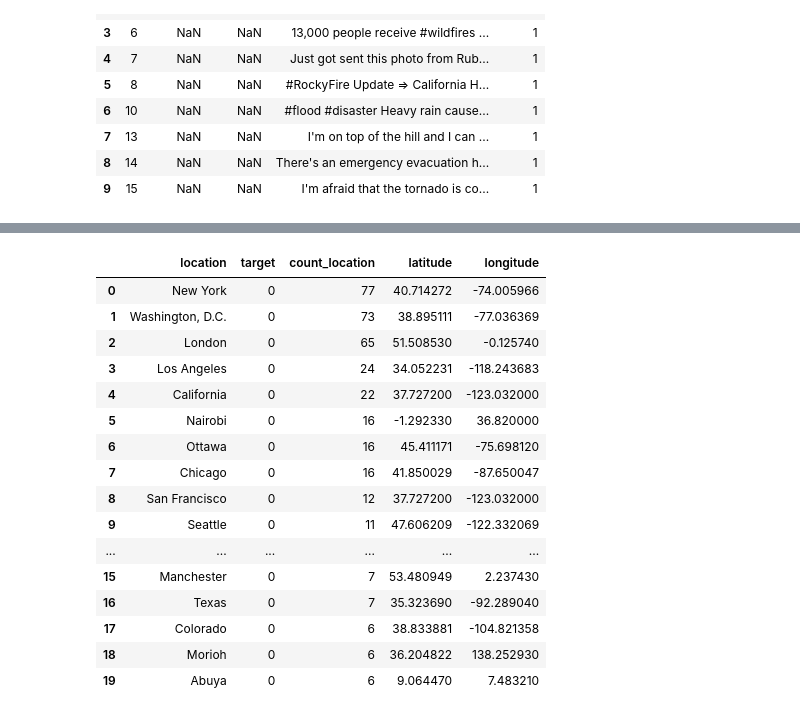
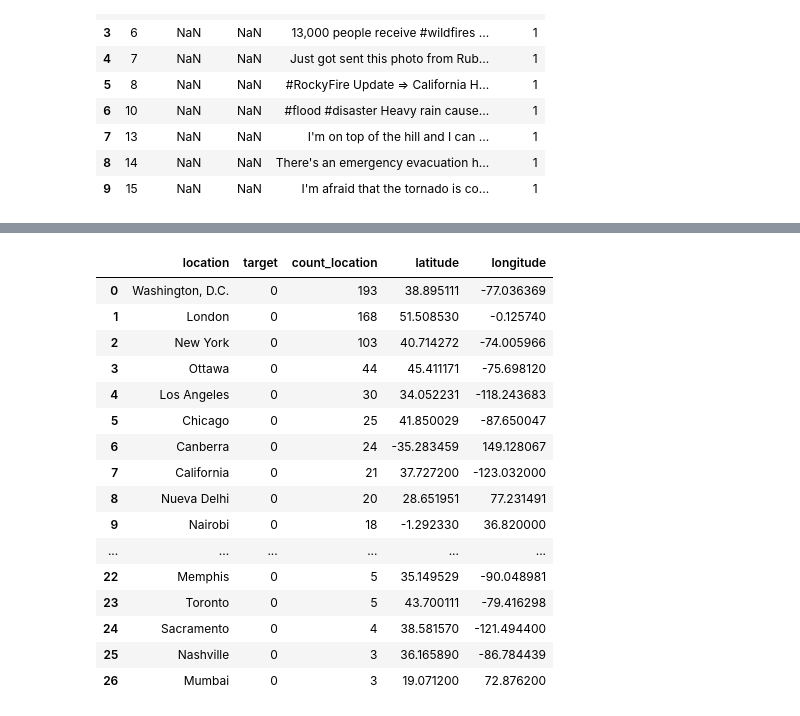
Before and after one commit to ZoraidaF/Cuarendata, a Jupyter notebook: Location_keyword_Tweets.ipynb, the cells around one changed output, grey strips where cells are left out. Cells and saved outputs as stored; diff of their text form; code cells hidden in the pictures.

```diff
--- a/Location_keyword_Tweets.ipynb
+++ b/Location_keyword_Tweets.ipynb
@@ -36,0 +25,3 @@ training_set.describe()
+# %%
+training_set = training_set.loc[pd.notna(training_set.location) & pd.notnull(training_set.location)]
+training_set.describe()
@@ -101,20 +114,24 @@ training_set['location'] = training_set['location'].apply(lambda x: 'Dublín' if
 # %%
 #limpiamos los que no son regiones
-training_set = training_set.loc[(~training_set.location.str.contains('Earth', na=False))
-                                & (~training_set.location.str.contains('Everywhere', na=False))
-                                & (~training_set.location.str.contains('ss', na=False))
-                                & (~training_set.location.str.contains('Worldwide', na=False))
-                                & (~training_set.location.str.contains('304', na=False))
-                                & (~training_set.location.str.contains('World Wide!!', na=False))
-                                & (~training_set.location.str.contains('Nowhere. Everywhere.', na=False))
-                                & (~training_set.location.str.contains('Happily Married with 2 kids', na=False))
-                                & (~training_set.location.str.contains('Pedophile hunting ground', na=False))
-                                & (~training_set.location.str.contains('milky way', na=False))
-                                & (~training_set.location.str.contains('Live On Webcam', na=False))
-                                & (~training_set.location.str.contains('Est. September 2012 - Bristol', na=False))
-                                & (~training_set.location.str.contains('Road to the Billionaires Club', na=False))
-                                & (~training_set.location.str.contains('Buy Give Me My Money', na=False))
-                                & (~training_set.location.str.contains('Narnia', na=False))
-                                & (~training_set.location.str.contains('Twitter Lockout in progress', na=False))
-                                & (~training_set.location.str.contains('hollywoodland', na=False))
+training_set = training_set.loc[(~training_set.location.str.contains('Earth', na=False))\
+                                & (~training_set.location.str.contains('Everywhere', na=False))\
+                                & (~training_set.location.str.contains('ss', na=False))\
+                                & (~training_set.location.str.contains('304', na=False))\
+                                & (~training_set.location.str.contains('Worldwide', na=False))\
+                                & (~training_set.location.str.contains('World Wide!!', na=False))\
+                                & (~training_set.location.str.contains('World Wide', na=False))\
+                                & (~training_set.location.str.contains('WorldWide', na=False))\
+                                & (~training_set.location.str.contains('World', na=False))\
+                                & (~training_set.location.str.contains('world', na=False))\
+                                & (~training_set.location.str.contains('Nowhere. Everywhere.', na=False))\
+                                & (~training_set.location.str.contains('Happily Married with 2 kids', na=False))\
+                                & (~training_set.location.str.contains('Pedophile hunting ground', na=False))\
+                                & (~training_set.location.str.contains('milky way', na=False))\
+                                & (~training_set.location.str.contains('Live On Webcam', na=False))\
+                                & (~training_set.location.str.contains('Est. September 2012 - Bristol', na=False))\
+                                & (~training_set.location.str.contains('Road to the Billionaires Club', na=False))\
+                                & (~training_set.location.str.contains('Buy Give Me My Money', na=False))\
+                                & (~training_set.location.str.contains('Narnia', na=False))\
+                                & (~training_set.location.str.contains('Twitter Lockout in progress', na=False))\
+                                & (~training_set.location.str.contains('hollywoodland', na=False))\
                                ]
@@ -137,5 +140,5 @@ location_tweets.head(10)
 # %%
-location_tweets = location_tweets.groupby(['location', 'target']).size().reset_index()
+location_tweets = training_set.groupby(['location', 'target']).size().reset_index()
 location_tweets.rename({0:'count_location'}, axis=1, inplace=True)
 location_tweets.describe()
 # %% [output]
@@ -319,21 +344,21 @@ Image("regiones_con_mas_tweets_reales.png")
 # %%
 regions_location_tweets_fakes = location_tweets_fakes.merge(regions, on=['location'], how='inner')
-regions_location_tweets_fakes.head(20)
+regions_location_tweets_fakes.head(30)
 # %% [output]
 |  | location | target | count_location | latitude | longitude |
-| 0 | New York | 0 | 77 | 40.714272 | -74.005966 |
-| 1 | Washington, D.C. | 0 | 73 | 38.895111 | -77.036369 |
-| 2 | London | 0 | 65 | 51.508530 | -0.125740 |
-| 3 | Los Angeles | 0 | 24 | 34.052231 | -118.243683 |
-| 4 | California | 0 | 22 | 37.727200 | -123.032000 |
-| 5 | Nairobi | 0 | 16 | -1.292330 | 36.820000 |
-| 6 | Ottawa | 0 | 16 | 45.411171 | -75.698120 |
-| 7 | Chicago | 0 | 16 | 41.850029 | -87.650047 |
-| 8 | San Francisco | 0 | 12 | 37.727200 | -123.032000 |
-| 9 | Seattle | 0 | 11 | 47.606209 | -122.332069 |
+| 0 | Washington, D.C. | 0 | 193 | 38.895111 | -77.036369 |
+| 1 | London | 0 | 168 | 51.508530 | -0.125740 |
+| 2 | New York | 0 | 103 | 40.714272 | -74.005966 |
+| 3 | Ottawa | 0 | 44 | 45.411171 | -75.698120 |
+| 4 | Los Angeles | 0 | 30 | 34.052231 | -118.243683 |
+| 5 | Chicago | 0 | 25 | 41.850029 | -87.650047 |
+| 6 | Canberra | 0 | 24 | -35.283459 | 149.128067 |
+| 7 | California | 0 | 21 | 37.727200 | -123.032000 |
+| 8 | Nueva Delhi | 0 | 20 | 28.651951 | 77.231491 |
+| 9 | Nairobi | 0 | 18 | -1.292330 | 36.820000 |
 | ... | ... | ... | ... | ... | ... |
-| 15 | Manchester | 0 | 7 | 53.480949 | 2.237430 |
-| 16 | Texas | 0 | 7 | 35.323690 | -92.289040 |
-| 17 | Colorado | 0 | 6 | 38.833881 | -104.821358 |
-| 18 | Morioh | 0 | 6 | 36.204822 | 138.252930 |
-| 19 | Abuya | 0 | 6 | 9.064470 | 7.483210 |
+| 22 | Memphis | 0 | 5 | 35.149529 | -90.048981 |
+| 23 | Toronto | 0 | 5 | 43.700111 | -79.416298 |
+| 24 | Sacramento | 0 | 4 | 38.581570 | -121.494400 |
+| 25 | Nashville | 0 | 3 | 36.165890 | -86.784439 |
+| 26 | Mumbai | 0 | 3 | 19.071200 | 72.876200 |
```
Also changed, not shown: parts of 51 cells of this notebook.
